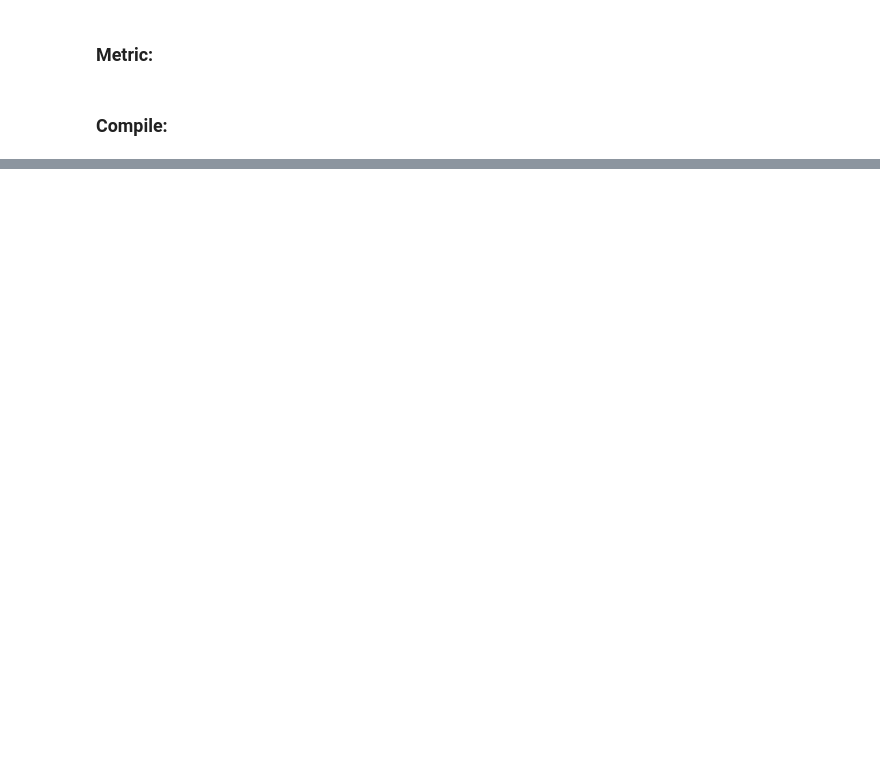
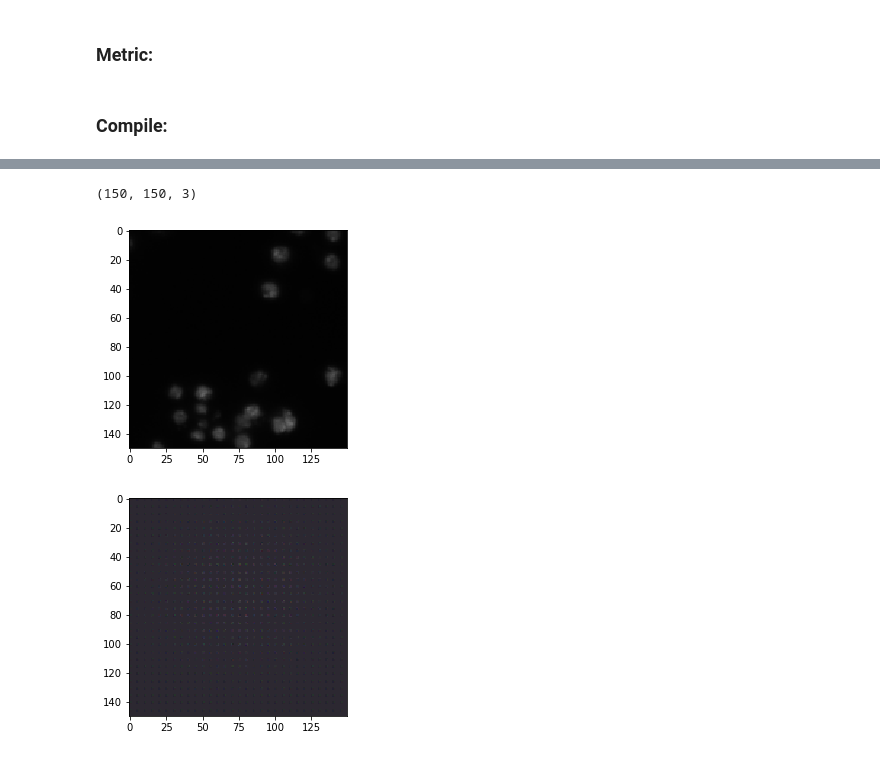
Before and after one commit to GreenStorm/udacity_machine_learning_nanodegree, a Jupyter notebook: capstone/Capstone.ipynb, the cells around one changed output, grey strips where cells are left out. Saved outputs shown, nothing was run; the diff lists cells and outputs as text; code cells hidden in the pictures; blank space fills up the shorter version.

```diff
--- a/capstone/Capstone.ipynb
+++ b/capstone/Capstone.ipynb
@@ -345,7 +461,20 @@ def IoU(y_pred_batch, y_true_batch, threshold):
 def pixelAccuracy(y_pred_orig, y_true, threshold):
     y_pred = (y_pred_orig > threshold)
     return 1.0 * np.sum((y_pred==y_true)*(y_true>0)) /  (np.sum(y_pred>0) + np.sum(y_true>0) - np.sum((y_pred==y_true)*(y_true>0)))
+# %%
+# Metric function
+from keras import backend as K
+smooth = 1.
+def dice_coef(y_true, y_pred):
+    y_true_f = K.flatten(y_true)
+    y_pred_f = K.flatten(y_pred)
+    intersection = K.sum(y_true_f * y_pred_f)
+    return (2. * intersection + smooth) / (K.sum(y_true_f) + K.sum(y_pred_f) + smooth)
+
+# Loss funtion
+def dice_coef_loss(y_true, y_pred):
+    return -dice_coef(y_true, y_pred)
 # %% [markdown]
 ### Compile:
 # %%
-Xception_starter_model.compile(optimizer='sgd', loss='categorical_crossentropy', metrics=[meanIoU])
+Xception_starter_model.compile(optimizer='sgd', loss='binary_crossentropy', metrics=[dice_coef])
@@ -356,9 +482,9 @@ TypeError: object of type 'Tensor' has no len()
 # taken from dog-project
 from keras.callbacks import ModelCheckpoint
 
-epochs = 5
+epochs = 50
 
-checkpointer = ModelCheckpoint(filepath='saved_models/weights.best.xception_starter.hdf5',
+checkpointer = ModelCheckpoint(filepath='saved_models/weights.best.xception_interim.hdf5',
                                verbose=1, save_best_only=True)
 
 Xception_starter_model.fit(train_files_tensors, train_files_tensors, validation_split=0.1,
@@ -381,6 +529,10 @@ plt.imshow(train_target_tensors[10])
 # %%
 ## Sanity Check:
 predImage = Xception_detect_nuclei(train_files[0])
-print(predImage[0].shape)
-#predImage = cv2.imread(pred)
+plot_image(path_to_image(train_files[0]))
 plt.imshow(predImage[0])
+plt.show()
+# %% [output]
+(150, 150, 3)
+[figure, added]
+[figure, added]
```
Also changed, not shown: parts of 26 cells of this notebook, 3 other files.
